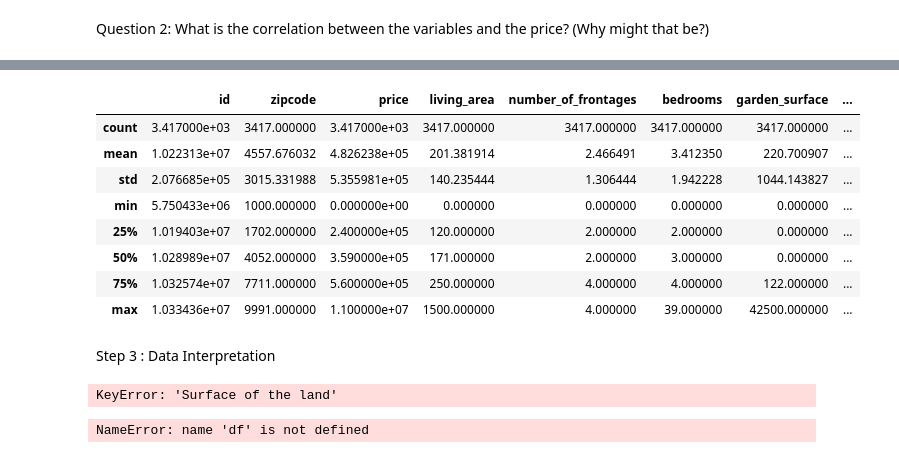
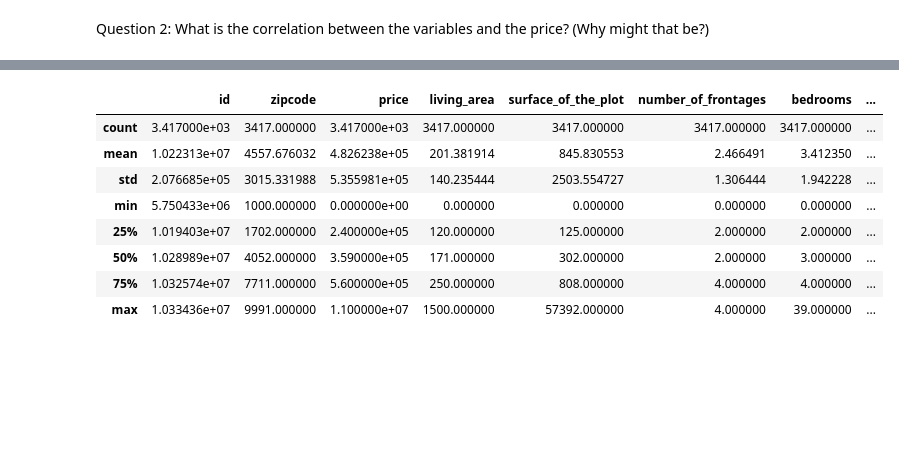
Before and after one commit to sainisheetal/real-estate-price-prediction, a Jupyter notebook: Data_Visualisation/data_cleaning.ipynb, the cells around one changed output, grey strips where cells are left out. Drawn from its saved outputs; the diff is of its cells as text; code cells hidden in the pictures; blank space fills up the shorter version.

```diff
--- a/Data_Visualisation/data_cleaning.ipynb
+++ b/Data_Visualisation/data_cleaning.ipynb
@@ -27,6 +27,6 @@ df1['Terrace surface'] = df1['Terrace surface'].str.replace('m² square meter',
 df1['Furnished'] = df1['Furnished'].astype('bool')
 df1['Swimming pool'] = df1['Swimming pool'].astype('bool')
 df1['Terrace'] = df1['Terrace'].astype('bool')
+df1['Furnished'] = df1['Furnished'].astype('bool')
 
 df1.head()
-df = df1
@@ -60,7 +40,7 @@ memory usage: 383.9+ KB
 # %%
 from skimpy import clean_columns
-df = clean_columns(df1)
-df
+df1 = clean_columns(df1)
+df1
 # %% [output]
 15 column names have been cleaned
 |  | id | locality | zipcode | building_condition | price | kitchen_type | living_area | furnished | ... |
@@ -173,23 +329,12 @@ df.corr().round(2)
 # %%
-df.describe()
+df1.describe()
 # %% [output]
-|  | id | zipcode | price | living_area | number_of_frontages | bedrooms | garden_surface | ... |
+|  | id | zipcode | price | living_area | surface_of_the_plot | number_of_frontages | bedrooms | ... |
 | count | 3.417000e+03 | 3417.000000 | 3.417000e+03 | 3417.000000 | 3417.000000 | 3417.000000 | 3417.000000 | ... |
-| mean | 1.022313e+07 | 4557.676032 | 4.826238e+05 | 201.381914 | 2.466491 | 3.412350 | 220.700907 | ... |
-| std | 2.076685e+05 | 3015.331988 | 5.355981e+05 | 140.235444 | 1.306444 | 1.942228 | 1044.143827 | ... |
+| mean | 1.022313e+07 | 4557.676032 | 4.826238e+05 | 201.381914 | 845.830553 | 2.466491 | 3.412350 | ... |
+| std | 2.076685e+05 | 3015.331988 | 5.355981e+05 | 140.235444 | 2503.554727 | 1.306444 | 1.942228 | ... |
 | min | 5.750433e+06 | 1000.000000 | 0.000000e+00 | 0.000000 | 0.000000 | 0.000000 | 0.000000 | ... |
-| 25% | 1.019403e+07 | 1702.000000 | 2.400000e+05 | 120.000000 | 2.000000 | 2.000000 | 0.000000 | ... |
-| 50% | 1.028989e+07 | 4052.000000 | 3.590000e+05 | 171.000000 | 2.000000 | 3.000000 | 0.000000 | ... |
-| 75% | 1.032574e+07 | 7711.000000 | 5.600000e+05 | 250.000000 | 4.000000 | 4.000000 | 122.000000 | ... |
-| max | 1.033436e+07 | 9991.000000 | 1.100000e+07 | 1500.000000 | 4.000000 | 39.000000 | 42500.000000 | ... |
+| 25% | 1.019403e+07 | 1702.000000 | 2.400000e+05 | 120.000000 | 125.000000 | 2.000000 | 2.000000 | ... |
+| 50% | 1.028989e+07 | 4052.000000 | 3.590000e+05 | 171.000000 | 302.000000 | 2.000000 | 3.000000 | ... |
+| 75% | 1.032574e+07 | 7711.000000 | 5.600000e+05 | 250.000000 | 808.000000 | 4.000000 | 4.000000 | ... |
+| max | 1.033436e+07 | 9991.000000 | 1.100000e+07 | 1500.000000 | 57392.000000 | 4.000000 | 39.000000 | ... |
-# %% [markdown]
-Step 3 : Data Interpretation
-# %%
-print("number of NaN values for the column SurfaceArea_land :", df['Surface of the land'].isnull().sum())
-print("number of NaN values for the column SurfaceArea_Plot :", df['Surface area of the plot of land'].isnull().sum())
-# %% [output]
-KeyError: 'Surface of the land'
-# %%
-df.groupby(['price'])
-# %% [output]
-NameError: name 'df' is not defined
```
Also changed, not shown: parts of 44 cells of this notebook, 12 other files.
